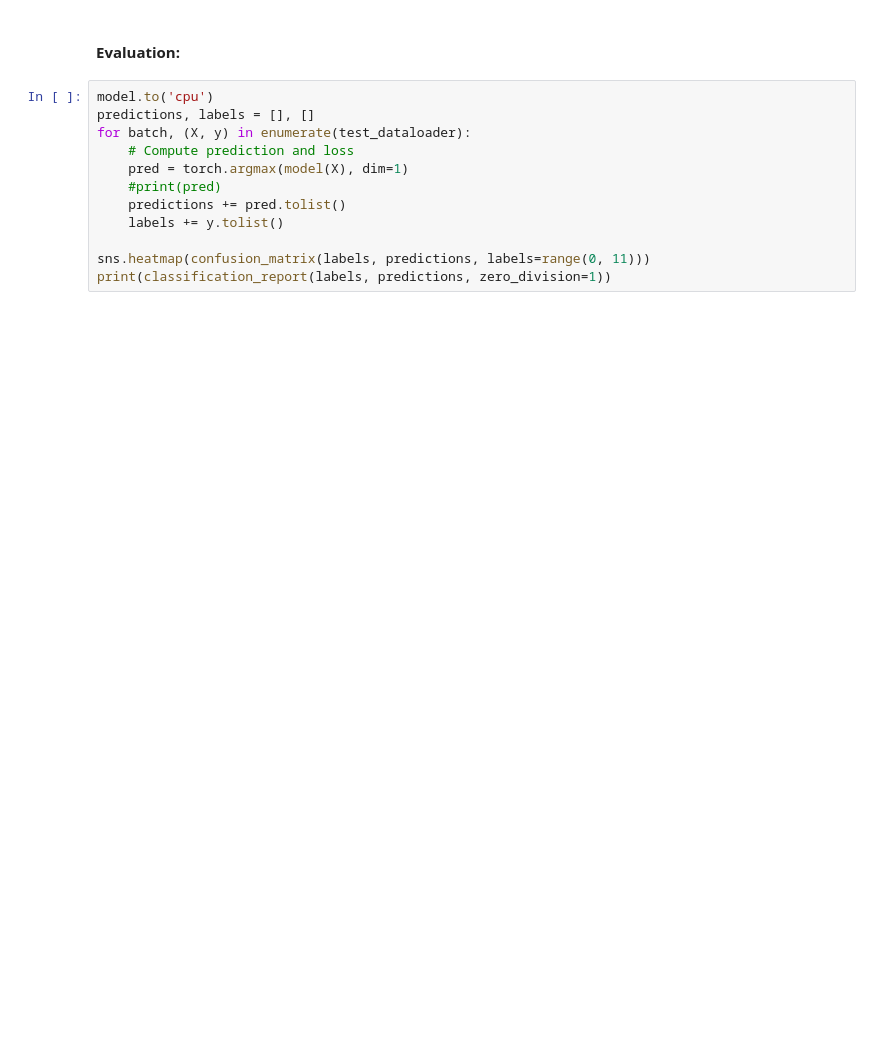
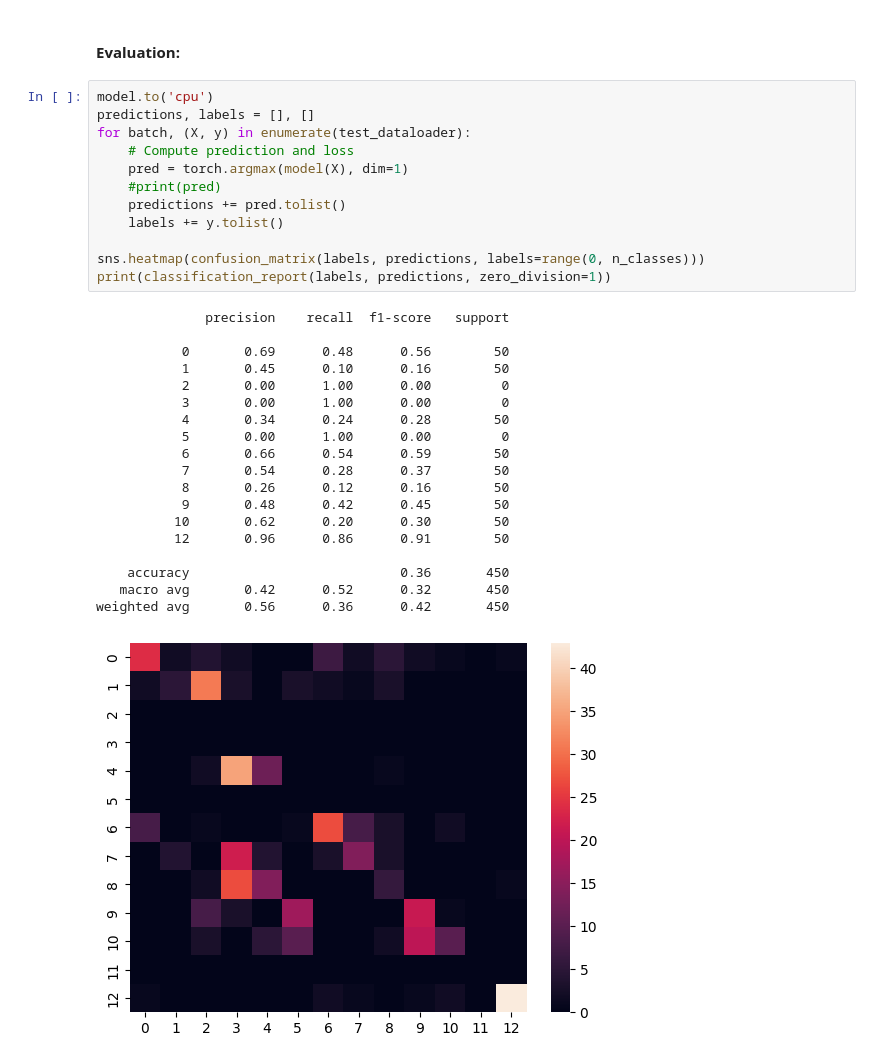
Before and after one commit to phihd/brain-tumor-classification, a Jupyter notebook: notebooks/resnet34_benchmark.ipynb, the cells around one changed output. Cells and saved outputs as stored; diff of their text form; blank space fills up the shorter version.

```diff
--- a/notebooks/resnet34_benchmark.ipynb
+++ b/notebooks/resnet34_benchmark.ipynb
@@ -195,12 +202,32 @@ ValueError: x and y must have same first dimension, but have shapes (50,) and (1
 # %%
 model.to('cpu')
 predictions, labels = [], []
 for batch, (X, y) in enumerate(test_dataloader):
     # Compute prediction and loss
     pred = torch.argmax(model(X), dim=1)
     #print(pred)
     predictions += pred.tolist()
     labels += y.tolist()
 
-sns.heatmap(confusion_matrix(labels, predictions, labels=range(0, 11)))
+sns.heatmap(confusion_matrix(labels, predictions, labels=range(0, n_classes)))
 print(classification_report(labels, predictions, zero_division=1))
+# %% [output]
+              precision    recall  f1-score   support
+
+           0       0.69      0.48      0.56        50
+           1       0.45      0.10      0.16        50
+           2       0.00      1.00      0.00         0
+           3       0.00      1.00      0.00         0
+           4       0.34      0.24      0.28        50
+           5       0.00      1.00      0.00         0
+           6       0.66      0.54      0.59        50
+           7       0.54      0.28      0.37        50
+           8       0.26      0.12      0.16        50
+           9       0.48      0.42      0.45        50
+          10       0.62      0.20      0.30        50
+          12       0.96      0.86      0.91        50
+
+    accuracy                           0.36       450
+   macro avg       0.42      0.52      0.32       450
+weighted avg       0.56      0.36      0.42       450
+[figure, added]
```
Also changed, not shown: parts of 7 cells of this notebook, 2 other files.
